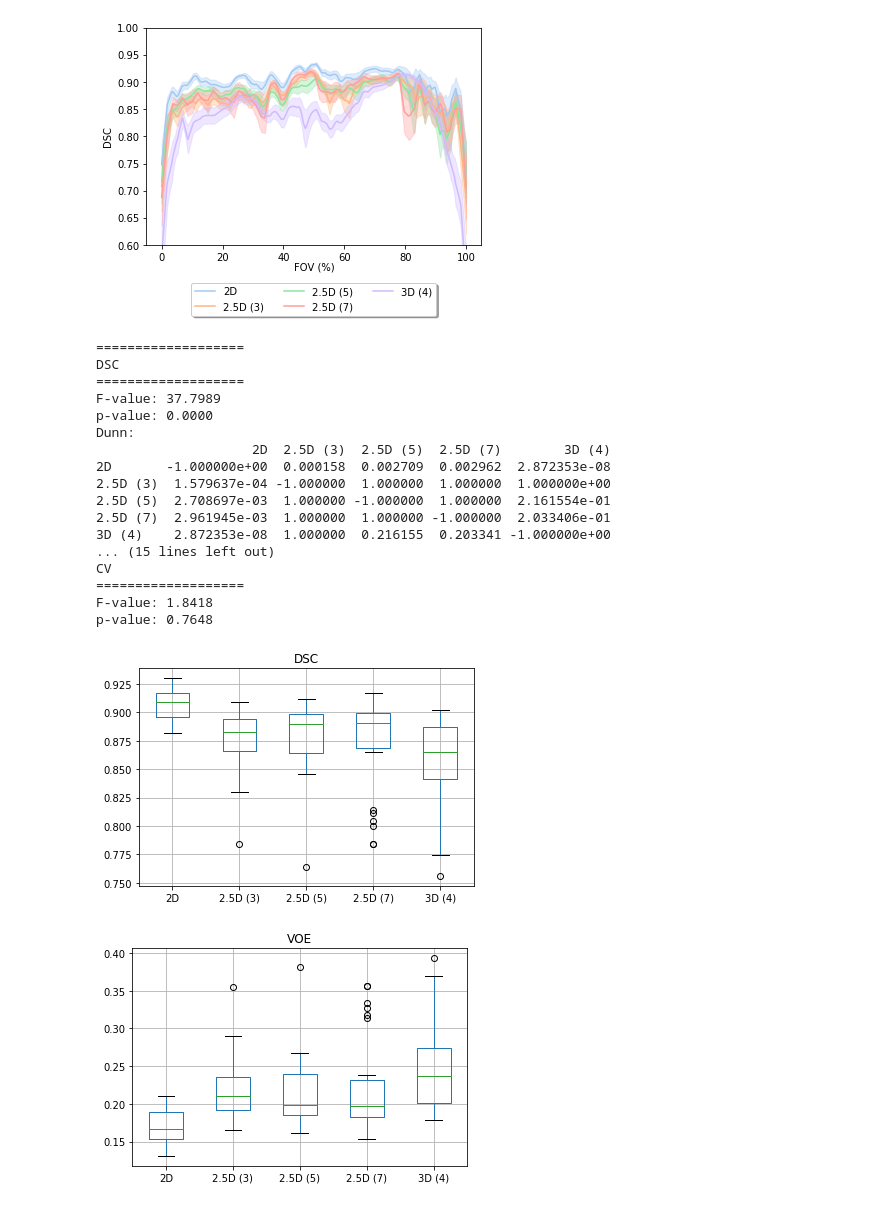
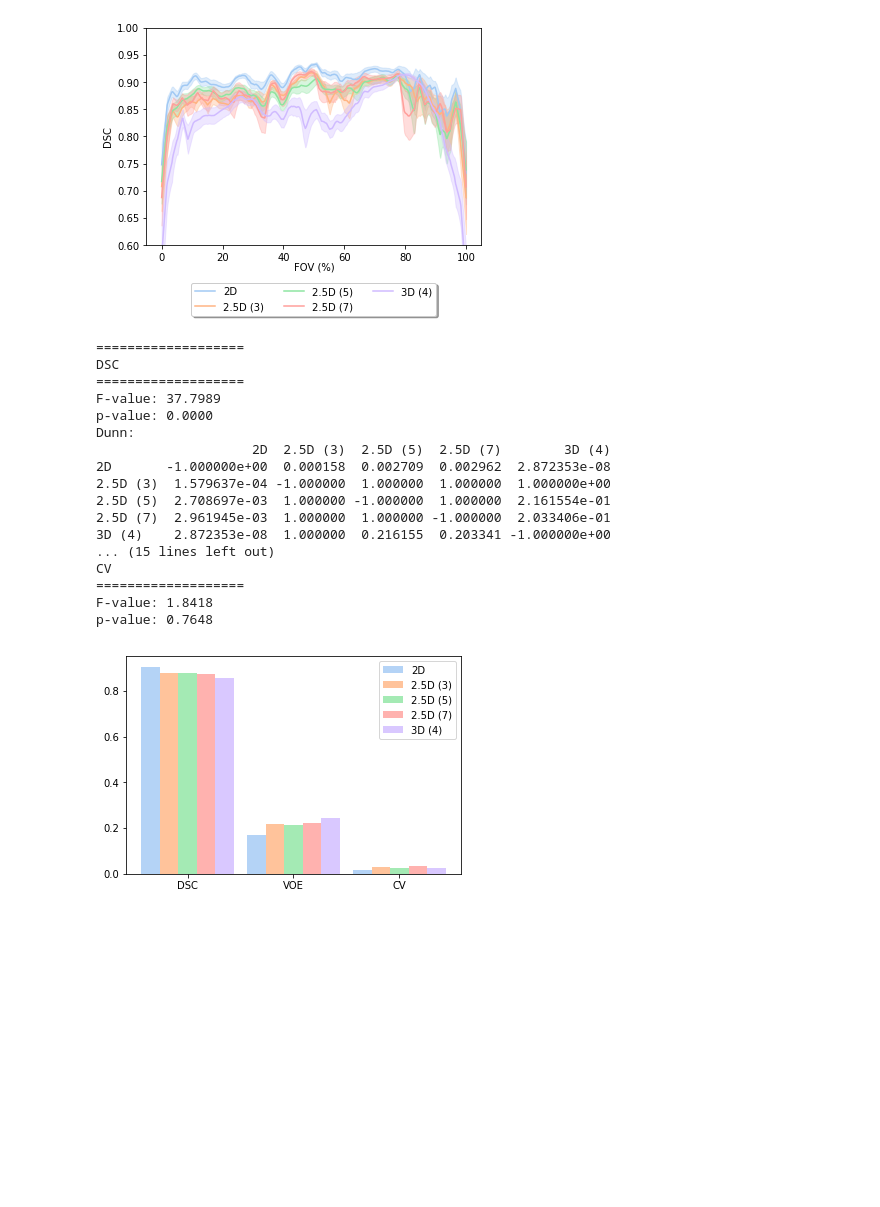
Before and after one commit to ad12/MedSegPy, a Jupyter notebook: analysis/exp_graphs.ipynb, the cells around one changed output. Drawn from its saved outputs; the diff is of its cells as text; code cells hidden in the pictures; blank space fills up the shorter version.

```diff
--- a/analysis/exp_graphs.ipynb
+++ b/analysis/exp_graphs.ipynb
@@ -135,32 +136,32 @@ p-value: 0.5225
 VOLUME_2D = BASE_UNET
 VOLUME_2_5D_3 = '/bmrNAS/people/arjun/msk_seg_networks/volume_limited/unet_2_5d/2018-10-26-20-57-21/test_results' # 2.5D network with 3 slices (+/-1)
 VOLUME_2_5D_5 = '/bmrNAS/people/arjun/msk_seg_networks/volume_limited/unet_2_5d/2018-10-21-02-31-40/test_results' # 2.5D network with 5 slices (+/-2)
 VOLUME_2_5D_7 = '/bmrNAS/people/arjun/msk_seg_networks/volume_limited/unet_2_5d/2018-10-26-21-00-40/test_results' # 2.5D network with 7 slices (+/-3)
 VOLUME_3D = '/bmrNAS/people/arjun/msk_seg_networks/volume_limited/unet_3d_asc/test_results' # 3D network with 4 slice inputs
 VOLUMES = {'filename': 'volume',
          'keys': ['2D', '2.5D (3)', '2.5D (5)', '2.5D (7)', '3D (4)'],
          '2D': VOLUME_2D, '2.5D (3)': VOLUME_2_5D_3, '2.5D (5)': VOLUME_2_5D_5, '2.5D (7)': VOLUME_2_5D_7, '3D (4)': VOLUME_3D}
 
 af.graph_slice_exp(VOLUMES, True, title='')
 stats.kruskal_dunn_analysis([VOLUME_2D, VOLUME_2_5D_3, VOLUME_2_5D_5, VOLUME_2_5D_7, VOLUME_3D], VOLUMES['keys'], 'stats-volume')
+stats.compare_metrics([VOLUME_2D, VOLUME_2_5D_3, VOLUME_2_5D_5, VOLUME_2_5D_7, VOLUME_3D], VOLUMES['keys'], 'stats-volume')
 # %% [output]
 [figure]
 ===================
 DSC
 ===================
 F-value: 37.7989
 p-value: 0.0000
 Dunn:
                     2D  2.5D (3)  2.5D (5)  2.5D (7)        3D (4)
 2D       -1.000000e+00  0.000158  0.002709  0.002962  2.872353e-08
 2.5D (3)  1.579637e-04 -1.000000  1.000000  1.000000  1.000000e+00
 2.5D (5)  2.708697e-03  1.000000 -1.000000  1.000000  2.161554e-01
 2.5D (7)  2.961945e-03  1.000000  1.000000 -1.000000  2.033406e-01
 3D (4)    2.872353e-08  1.000000  0.216155  0.203341 -1.000000e+00
 ... (15 lines left out)
 CV
 ===================
 F-value: 1.8418
 p-value: 0.7648
-[figure, old version]
+[figure, new version]
-[figure, removed]
```
Also changed, not shown: parts of 7 cells of this notebook, 4 other files.
